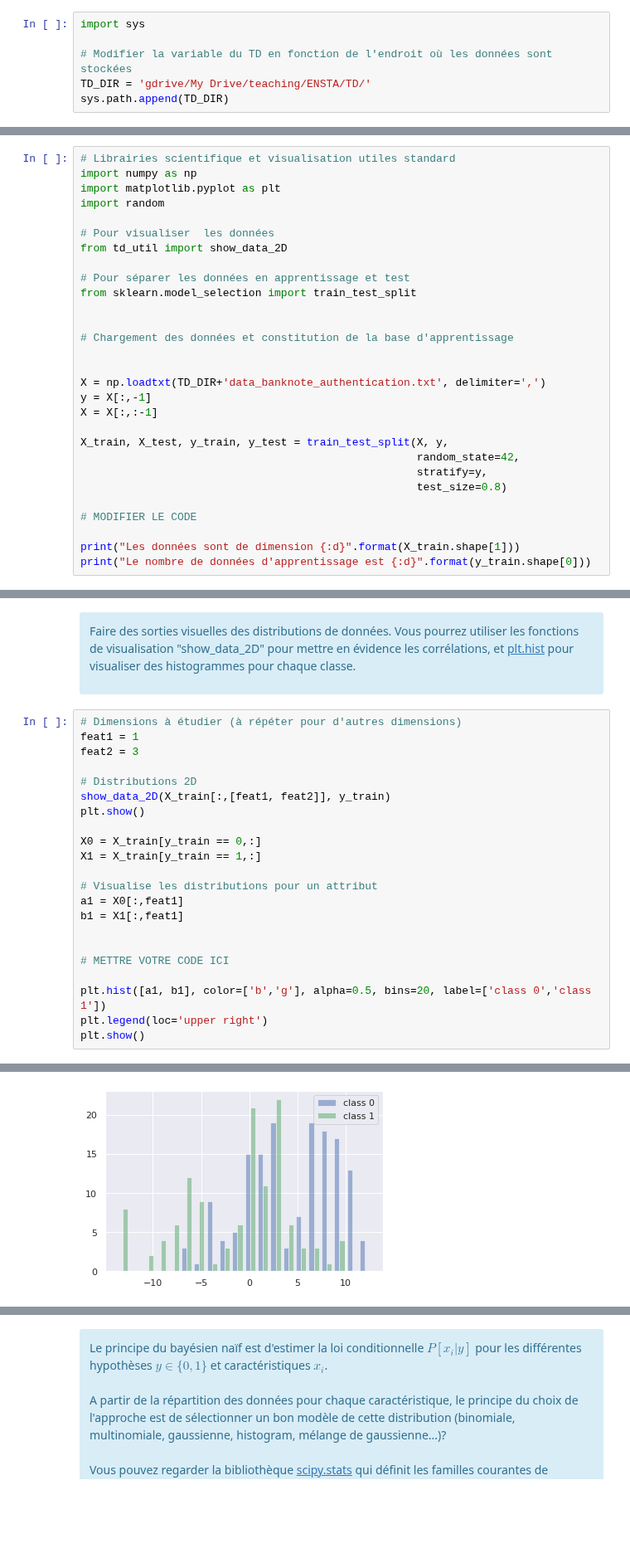
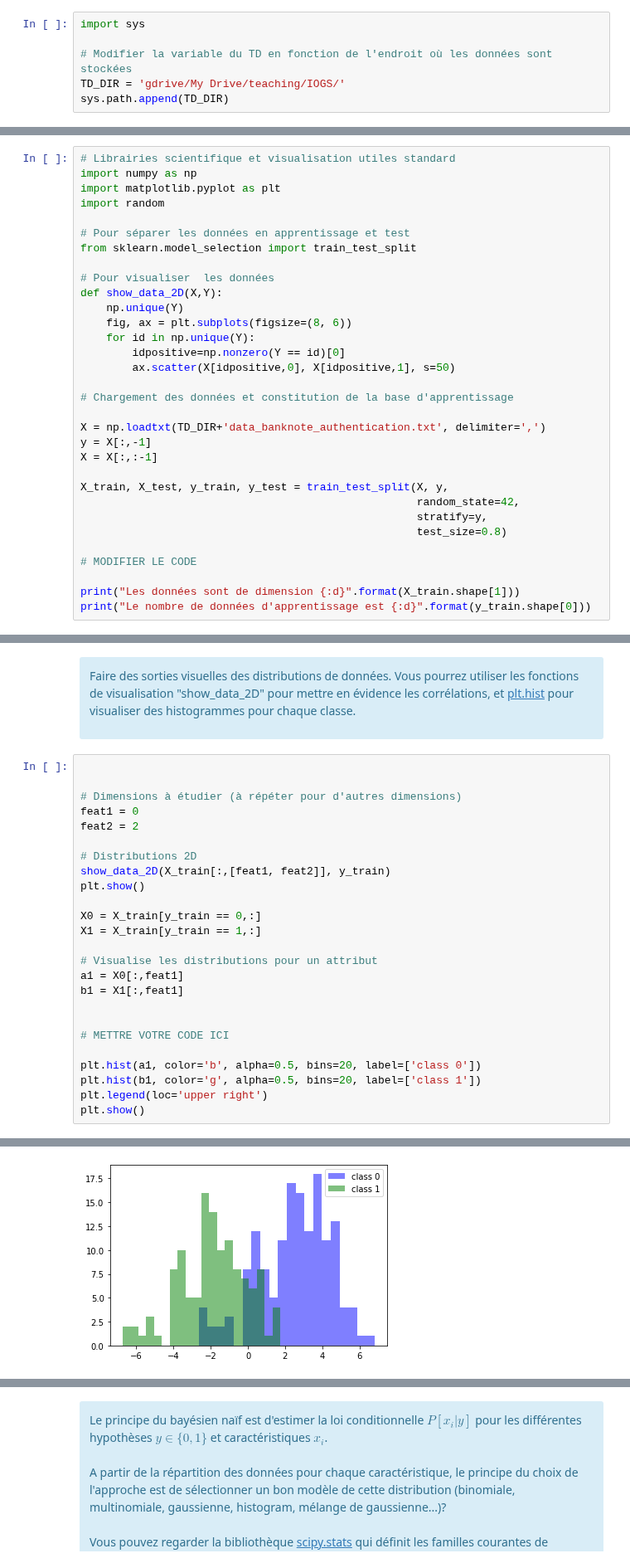
Before and after one commit to stepherbin/teaching, a Jupyter notebook: ENSTA/TD_correction/td1_knn_bayesien_correction.ipynb, the cells around one changed output, grey strips where cells are left out. Shown at 83% size. Cells and saved outputs as stored; diff of their text form; blank space fills up the shorter version.

Commit message:
ENSTA MI203 2021

```diff
--- a/ENSTA/TD_correction/td1_knn_bayesien_correction.ipynb
+++ b/ENSTA/TD_correction/td1_knn_bayesien_correction.ipynb
@@ -33,7 +30,7 @@ Exécutez la cellule suivante pour le faire, et modifiez la variable 'TD_DIR' à
 import sys
 
 # Modifier la variable du TD en fonction de l'endroit où les données sont stockées
-TD_DIR = 'gdrive/My Drive/teaching/ENSTA/TD/'
+TD_DIR = 'gdrive/My Drive/teaching/IOGS/'
 sys.path.append(TD_DIR)
 # %% [markdown]
 ______
@@ -90,15 +87,18 @@ import numpy as np
 import matplotlib.pyplot as plt
 import random
 
-# Pour visualiser  les données
-from td_util import show_data_2D
-
 # Pour séparer les données en apprentissage et test
 from sklearn.model_selection import train_test_split
 
+# Pour visualiser  les données
+def show_data_2D(X,Y):
+    np.unique(Y)
+    fig, ax = plt.subplots(figsize=(8, 6))
+    for id in np.unique(Y):
+        idpositive=np.nonzero(Y == id)[0]
+        ax.scatter(X[idpositive,0], X[idpositive,1], s=50)
 
 # Chargement des données et constitution de la base d'apprentissage
-
 
 X = np.loadtxt(TD_DIR+'data_banknote_authentication.txt', delimiter=',')
 y = X[:,-1]
@@ -127,9 +127,11 @@ Faire des sorties visuelles des distributions de données. Vous pourrez utiliser
 
 </div>
 # %%
+
+
 # Dimensions à étudier (à répéter pour d'autres dimensions)
-feat1 = 1
-feat2 = 3
+feat1 = 0
+feat2 = 2
 
 # Distributions 2D
 show_data_2D(X_train[:,[feat1, feat2]], y_train)
@@ -145,7 +147,8 @@ b1 = X1[:,feat1]
 
 # METTRE VOTRE CODE ICI
 
-plt.hist([a1, b1], color=['b','g'], alpha=0.5, bins=20, label=['class 0','class 1'])
+plt.hist(a1, color='b', alpha=0.5, bins=20, label=['class 0'])
+plt.hist(b1, color='g', alpha=0.5, bins=20, label=['class 1'])
 plt.legend(loc='upper right')
 plt.show()
 # %% [output]
@@ -153,2 +156,2 @@ plt.show()
-[figure, old version]
+[figure, new version]
 # %% [markdown]
```
Also changed, not shown: parts of 22 cells of this notebook, 48 other files.
